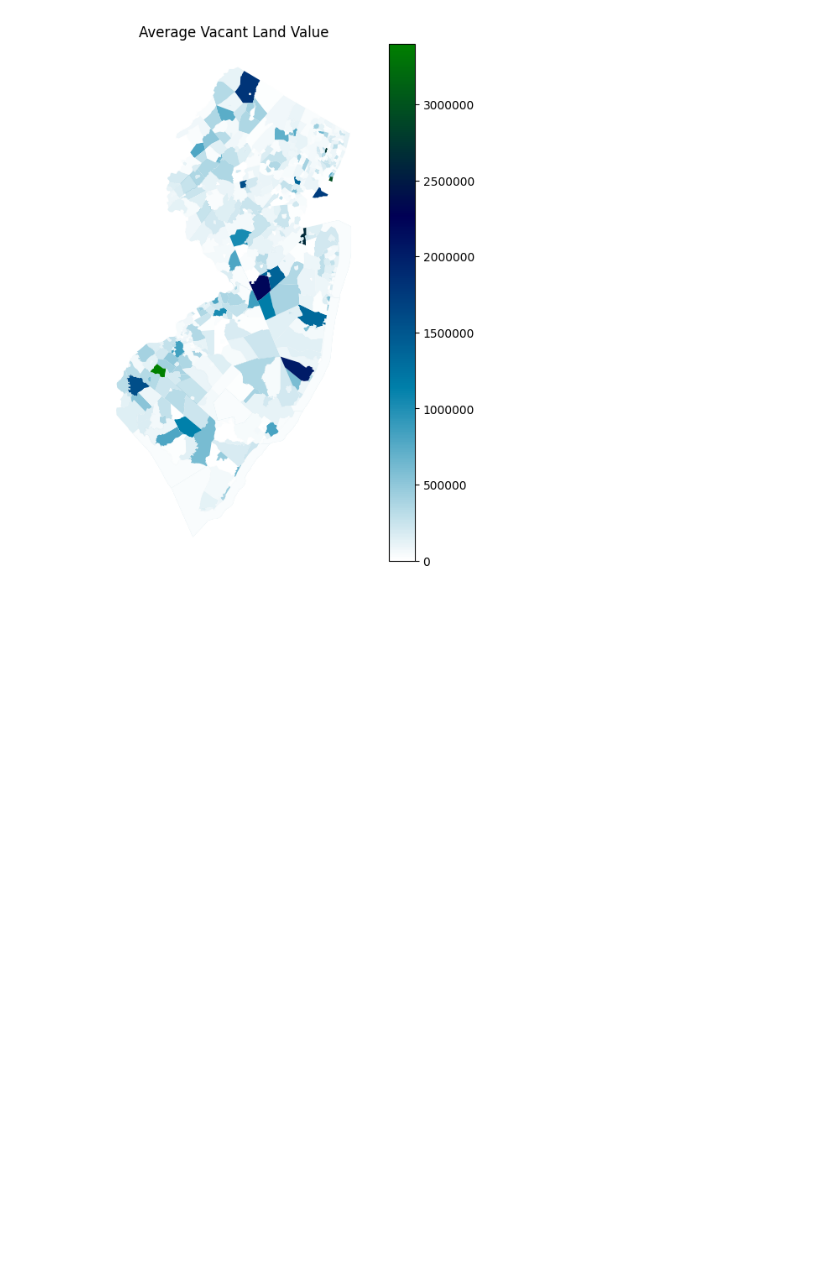
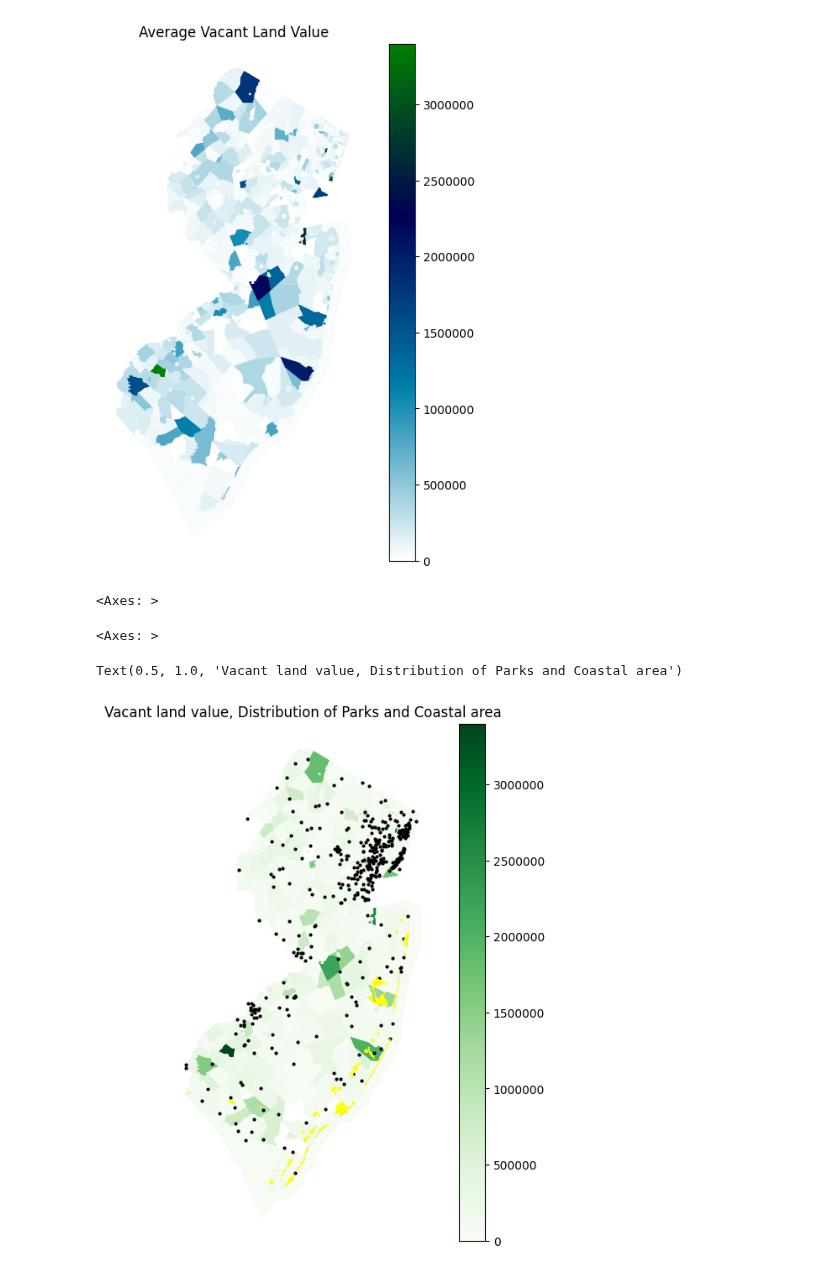
Before and after one commit to NihilKottal001/GIS, a Jupyter notebook: PS1.ipynb, the cells around one changed output. Saved outputs shown, nothing was run; the diff lists cells and outputs as text; code cells hidden in the pictures; blank space fills up the shorter version.

```diff
--- a/PS1.ipynb
+++ b/PS1.ipynb
@@ -452,3 +471,24 @@ Text(0.5, 1.0, 'Average Commercial Land Value')
 Text(0.5, 1.0, 'Average Vacant Land Value')
 [figure]
 [figure]
+# %%
+! wget -q -O nj-counties.zip https://github.com/nihilkottal/GIS_class/raw/main/CAFRA_and_Coastal_Centers_2010_of_New_Jersey.zip
+zip_ref = zipfile.ZipFile('nj-counties.zip', 'r'); zip_ref.extractall(); zip_ref.close() #just unzipping
+landscape=gpd.read_file('CAFRA_and_Coastal_Centers_(2010)_of_New_Jersey.shp')
+landscape = landscape.to_crs(epsg=4269)
+# %%
+! wget -q -O nj-counties.zip https://github.com/nihilkottal/GIS_class/raw/main/Parks_in_New_Jersey.zip
+zip_ref = zipfile.ZipFile('nj-counties.zip', 'r'); zip_ref.extractall(); zip_ref.close() #just unzipping
+parks=gpd.read_file('Parks_in_New_Jersey.shp')
+parks = parks.to_crs(epsg=4269)
+# %%
+v_land = merged_data2.plot(column = 'Avg_Vacant_land_vle',cmap = 'Greens', legend = True,figsize =(8,8),legend_kwds = {'format':"%.0f"})
+parks.plot(ax = v_land, color = 'black', markersize = 4,figsize =(8,8) )
+landscape.plot(ax = v_land, color = 'yellow', figsize =(8,8) )
+v_land.set_title(f'Vacant land value, Distribution of Parks and Coastal area')
+v_land.set_axis_off()
+# %% [output]
+<Axes: >
+<Axes: >
+Text(0.5, 1.0, 'Vacant land value, Distribution of Parks and Coastal area')
+[figure, added]
```
Also changed, not shown: parts of 4 cells of this notebook.
